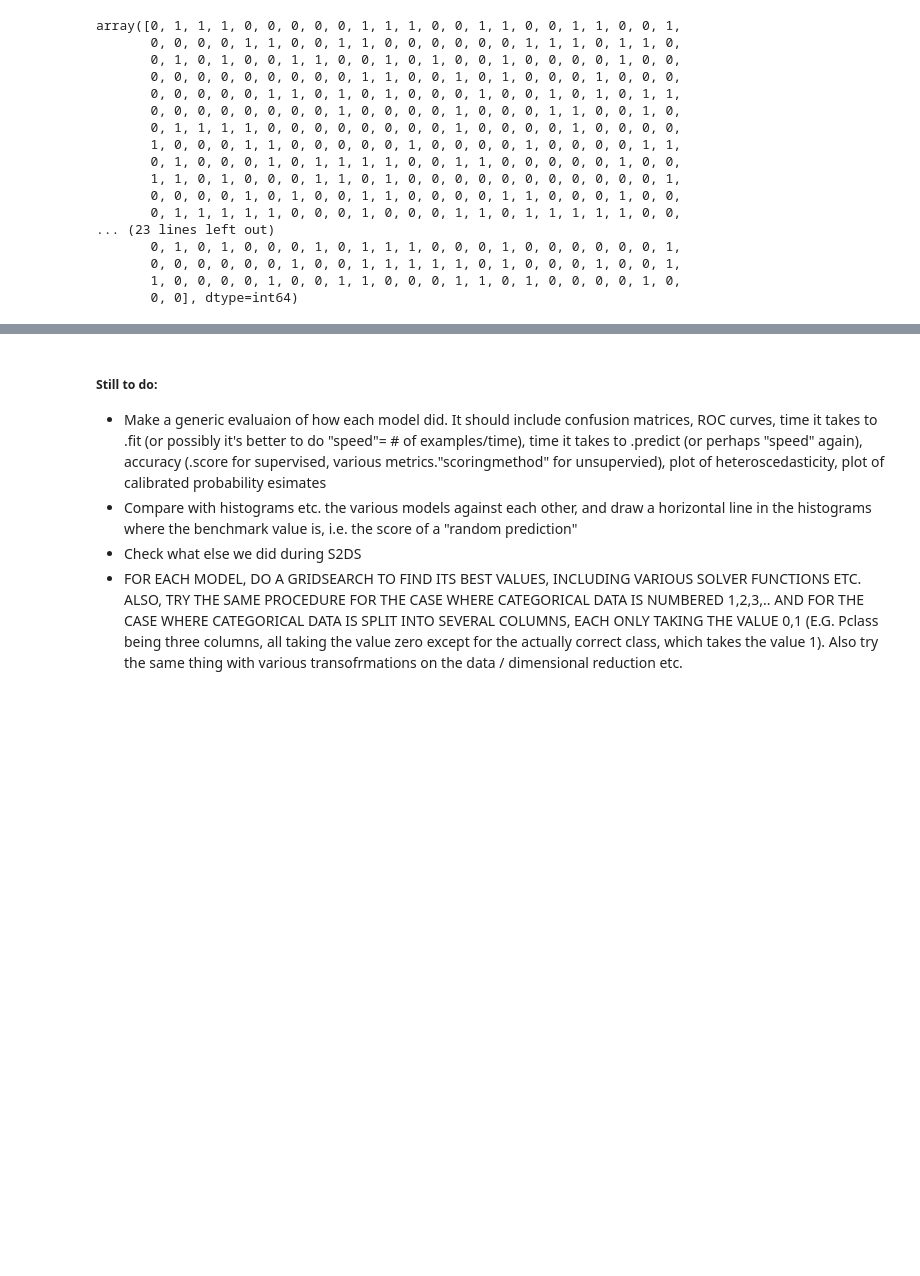
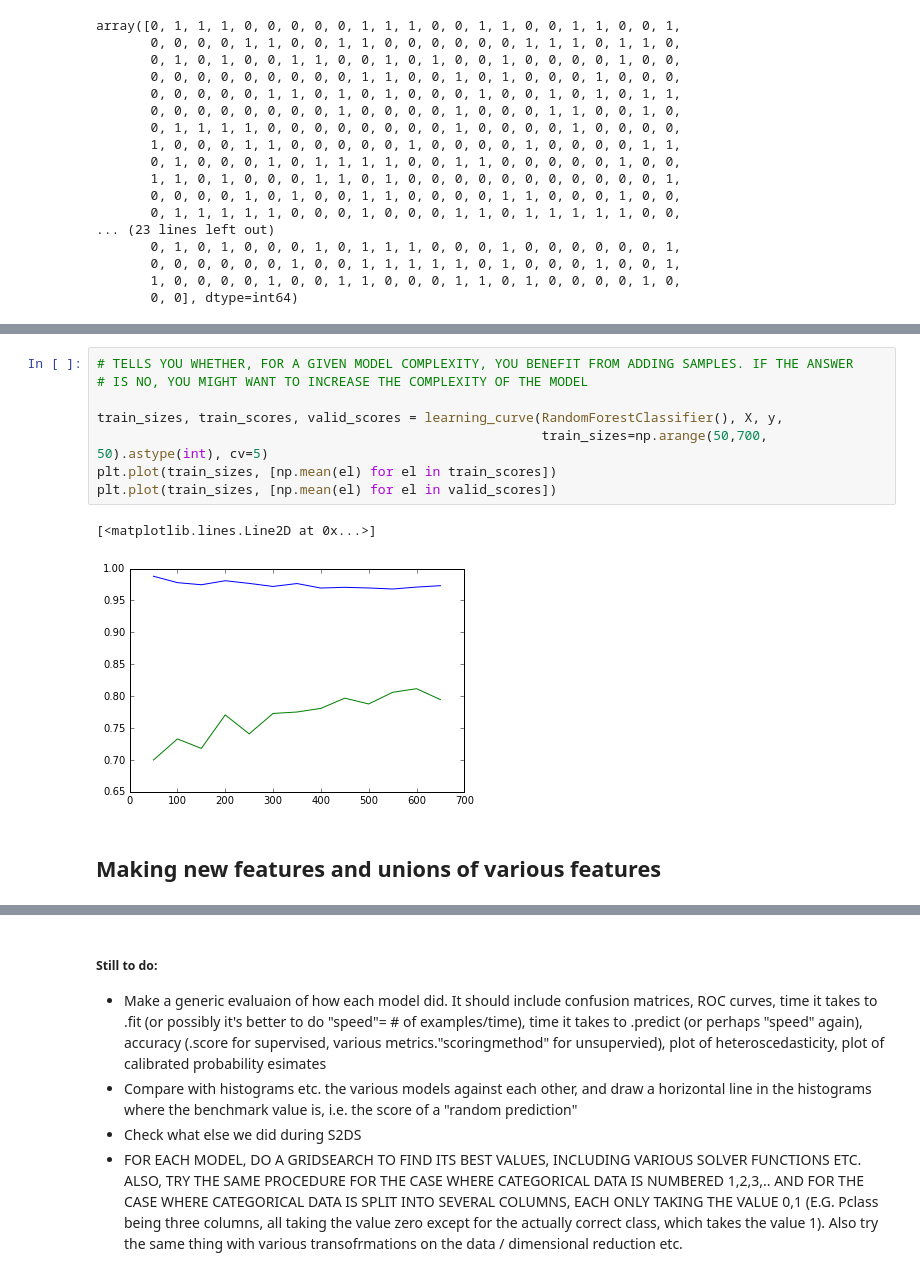
Before and after one commit to dangall/FullDataAnalysisPipeline, a Jupyter notebook: Predictions.ipynb, the cells around one changed output, grey strips where cells are left out. Drawn from its saved outputs; the diff is of its cells as text; blank space fills up the shorter version.

```diff
--- a/Predictions.ipynb
+++ b/Predictions.ipynb
@@ -1431,0 +1480,13 @@ RandomForestClassifier(bootstrap=True, class_weight=None, criterion='gini',
+# %%
+# TELLS YOU WHETHER, FOR A GIVEN MODEL COMPLEXITY, YOU BENEFIT FROM ADDING SAMPLES. IF THE ANSWER
+# IS NO, YOU MIGHT WANT TO INCREASE THE COMPLEXITY OF THE MODEL
+
+train_sizes, train_scores, valid_scores = learning_curve(RandomForestClassifier(), X, y,
+                                                         train_sizes=np.arange(50,700, 50).astype(int), cv=5)
+plt.plot(train_sizes, [np.mean(el) for el in train_scores])
+plt.plot(train_sizes, [np.mean(el) for el in valid_scores])
+# %% [output]
+[<matplotlib.lines.Line2D at 0x...>]
+[figure, added]
+# %% [markdown]
+## Making new features and unions of various features
```
Also changed, not shown: parts of 12 cells of this notebook.
